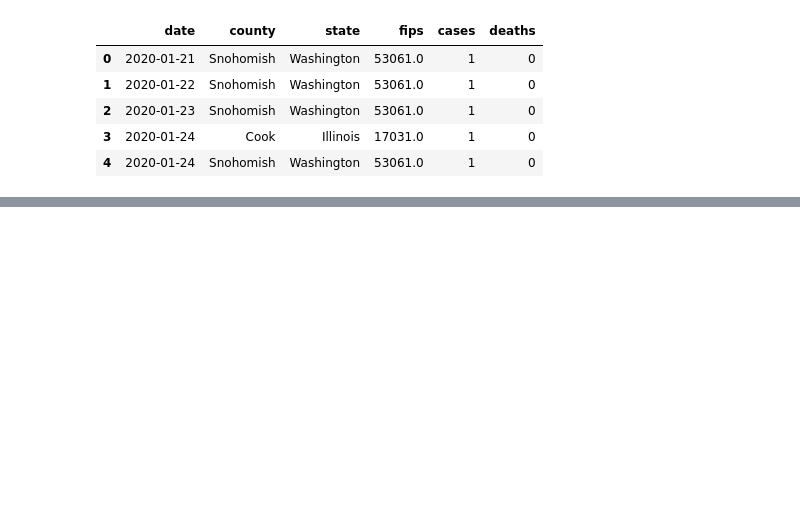
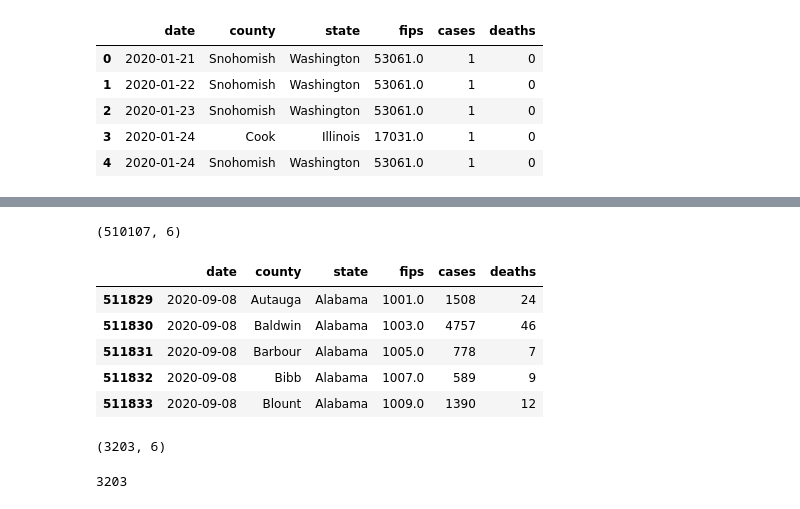
Before and after one commit to Pankaj-gh/Rice-Project-1-G11, a Jupyter notebook: Untitled.ipynb, the cells around one changed output, grey strips where cells are left out. Cells and saved outputs as stored; diff of their text form; code cells hidden in the pictures; blank space fills up the shorter version.

```diff
--- a/Untitled.ipynb
+++ b/Untitled.ipynb
@@ -13,3 +13,5 @@ df.head()
 | 2 | 2020-01-23 | Snohomish | Washington | 53061.0 | 1 | 0 |
 | 3 | 2020-01-24 | Cook | Illinois | 17031.0 | 1 | 0 |
 | 4 | 2020-01-24 | Snohomish | Washington | 53061.0 | 1 | 0 |
+# %%
+df_new=df.dropna()
@@ -15,0 +28,4 @@ df.head()
+# %%
+df_new.shape
+# %% [output]
+(510107, 6)
@@ -15,0 +34,17 @@ df.head()
+# %%
+df_new_date.head()
+# %% [output]
+|  | date | county | state | fips | cases | deaths |
+| 511829 | 2020-09-08 | Autauga | Alabama | 1001.0 | 1508 | 24 |
+| 511830 | 2020-09-08 | Baldwin | Alabama | 1003.0 | 4757 | 46 |
+| 511831 | 2020-09-08 | Barbour | Alabama | 1005.0 | 778 | 7 |
+| 511832 | 2020-09-08 | Bibb | Alabama | 1007.0 | 589 | 9 |
+| 511833 | 2020-09-08 | Blount | Alabama | 1009.0 | 1390 | 12 |
+# %%
+df_new_date.shape
+# %% [output]
+(3203, 6)
+# %%
+df_new_date['fips'].nunique()
+# %% [output]
+3203
```
Also changed, not shown: parts of 9 cells of this notebook, 1 other file.
